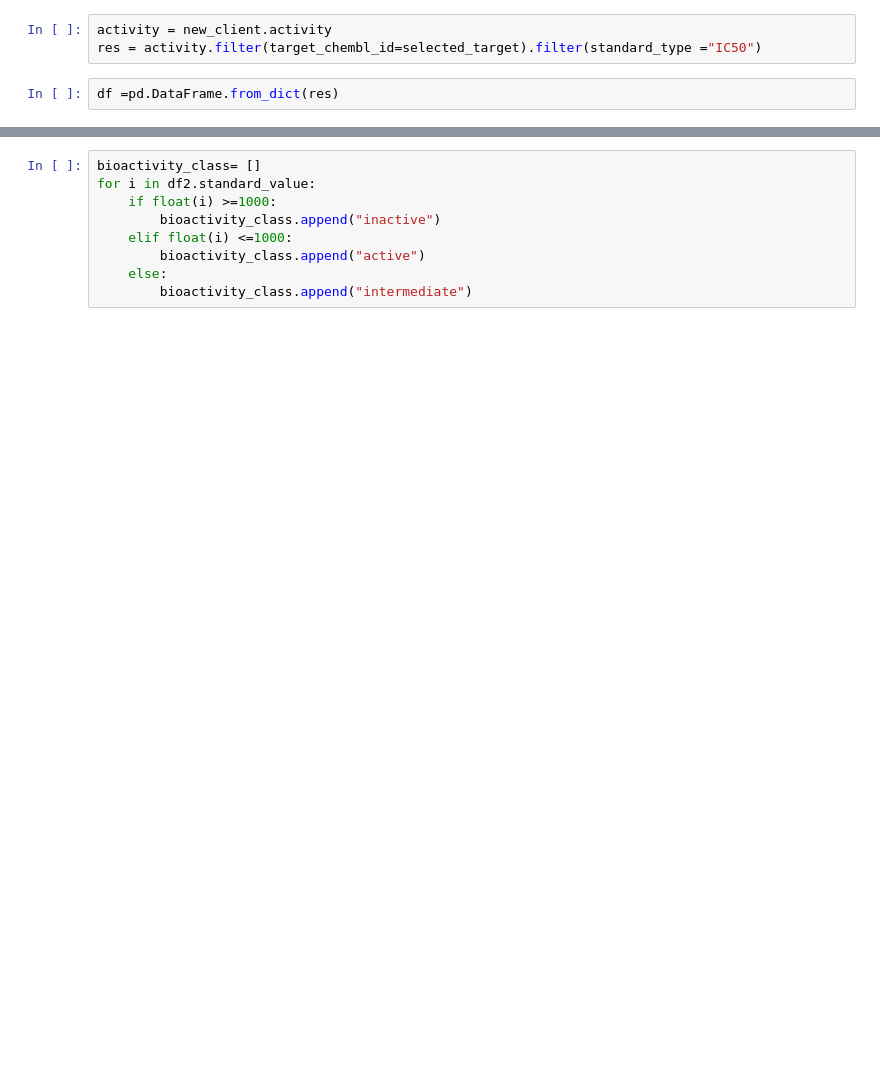
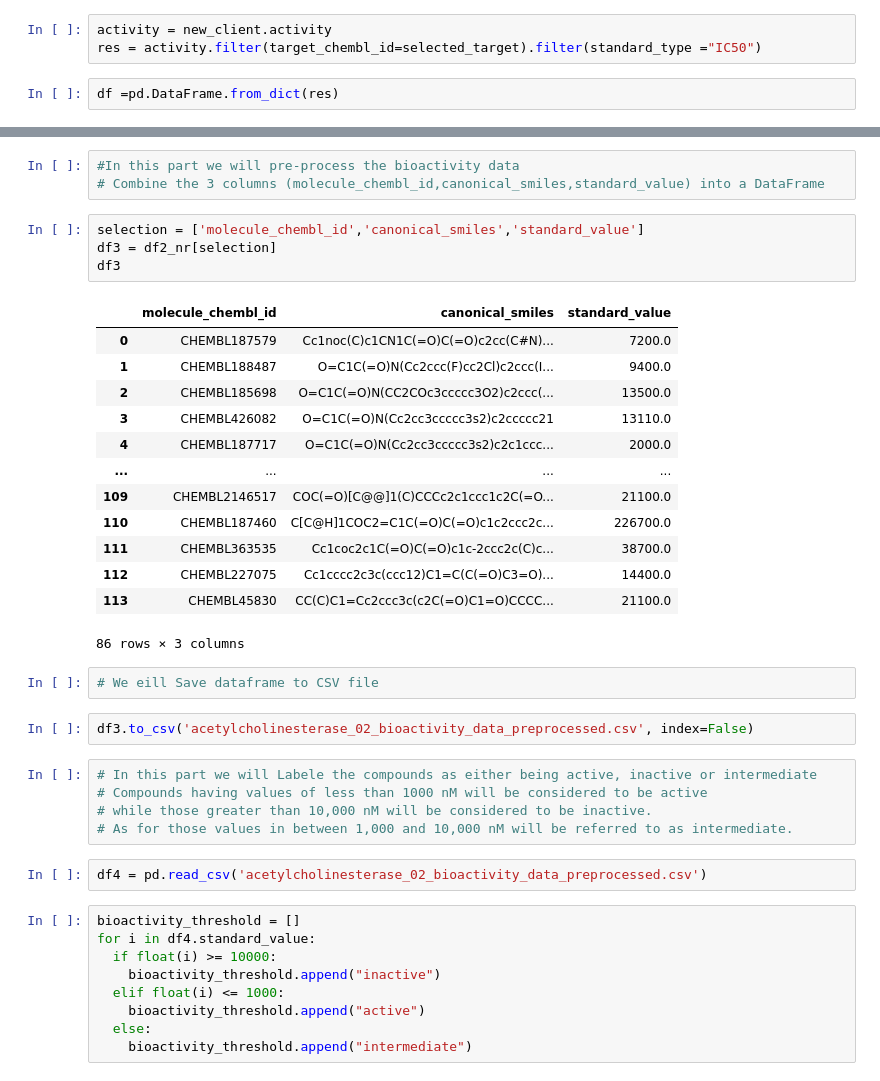
Before and after one commit to teutta/bigdata_in_bioinformatics, a Jupyter notebook: data_collection.ipynb, the cells around one changed output, grey strips where cells are left out. Cells and saved outputs as stored; diff of their text form; blank space fills up the shorter version.

```diff
--- a/data_collection.ipynb
+++ b/data_collection.ipynb
@@ -82,9 +131,41 @@ df2
+# %%
+#In this part we will pre-process the bioactivity data
+# Combine the 3 columns (molecule_chembl_id,canonical_smiles,standard_value) into a DataFrame
+# %%
+selection = ['molecule_chembl_id','canonical_smiles','standard_value']
+df3 = df2_nr[selection]
+df3
+# %% [output]
+|  | molecule_chembl_id | canonical_smiles | standard_value |
+| 0 | CHEMBL187579 | Cc1noc(C)c1CN1C(=O)C(=O)c2cc(C#N)... | 7200.0 |
+| 1 | CHEMBL188487 | O=C1C(=O)N(Cc2ccc(F)cc2Cl)c2ccc(I... | 9400.0 |
+| 2 | CHEMBL185698 | O=C1C(=O)N(CC2COc3ccccc3O2)c2ccc(... | 13500.0 |
+| 3 | CHEMBL426082 | O=C1C(=O)N(Cc2cc3ccccc3s2)c2ccccc21 | 13110.0 |
+| 4 | CHEMBL187717 | O=C1C(=O)N(Cc2cc3ccccc3s2)c2c1ccc... | 2000.0 |
+| ... | ... | ... | ... |
+| 109 | CHEMBL2146517 | COC(=O)[C@@]1(C)CCCc2c1ccc1c2C(=O... | 21100.0 |
+| 110 | CHEMBL187460 | C[C@H]1COC2=C1C(=O)C(=O)c1c2ccc2c... | 226700.0 |
+| 111 | CHEMBL363535 | Cc1coc2c1C(=O)C(=O)c1c-2ccc2c(C)c... | 38700.0 |
+| 112 | CHEMBL227075 | Cc1cccc2c3c(ccc12)C1=C(C(=O)C3=O)... | 14400.0 |
+| 113 | CHEMBL45830 | CC(C)C1=Cc2ccc3c(c2C(=O)C1=O)CCCC... | 21100.0 |
+86 rows × 3 columns
+# %%
+# We eill Save dataframe to CSV file
+# %%
+df3.to_csv('acetylcholinesterase_02_bioactivity_data_preprocessed.csv', index=False)
+# %%
+# In this part we will Labele the compounds as either being active, inactive or intermediate
+# Compounds having values of less than 1000 nM will be considered to be active
+# while those greater than 10,000 nM will be considered to be inactive.
+# As for those values in between 1,000 and 10,000 nM will be referred to as intermediate.
+# %%
+df4 = pd.read_csv('acetylcholinesterase_02_bioactivity_data_preprocessed.csv')
 # %%
-bioactivity_class= []
-for i in df2.standard_value:
-    if float(i) >=1000:
-        bioactivity_class.append("inactive")
-    elif float(i) <=1000:
-        bioactivity_class.append("active")
-    else:
-        bioactivity_class.append("intermediate")
+bioactivity_threshold = []
+for i in df4.standard_value:
+  if float(i) >= 10000:
+    bioactivity_threshold.append("inactive")
+  elif float(i) <= 1000:
+    bioactivity_threshold.append("active")
+  else:
+    bioactivity_threshold.append("intermediate")
```
Also changed, not shown: parts of 31 cells of this notebook.
